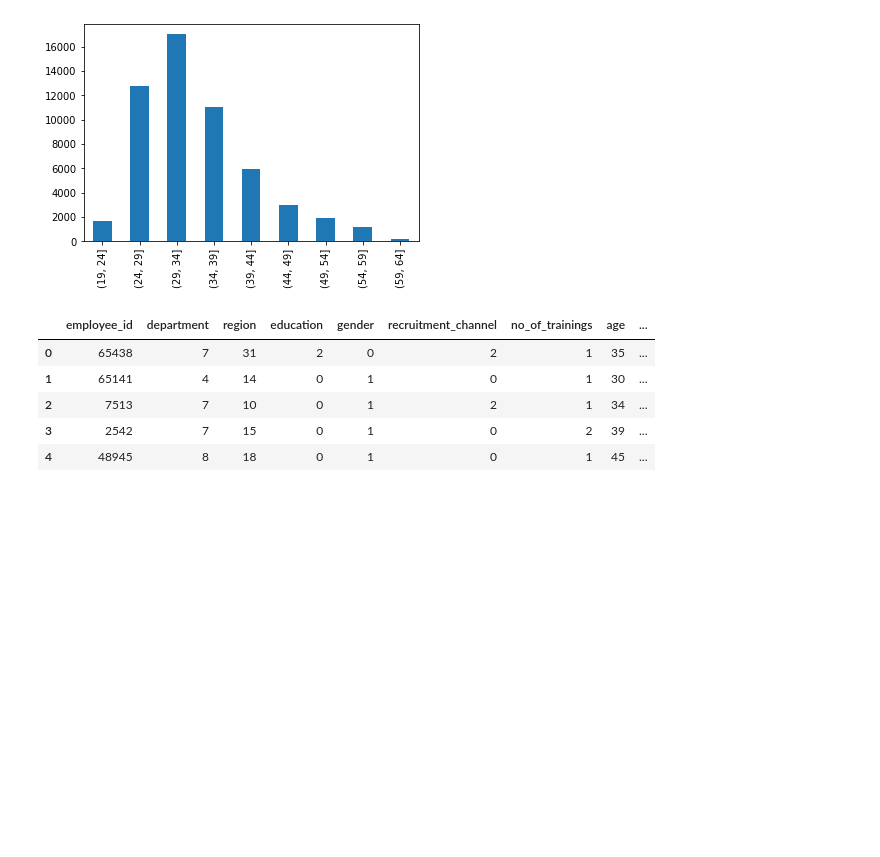
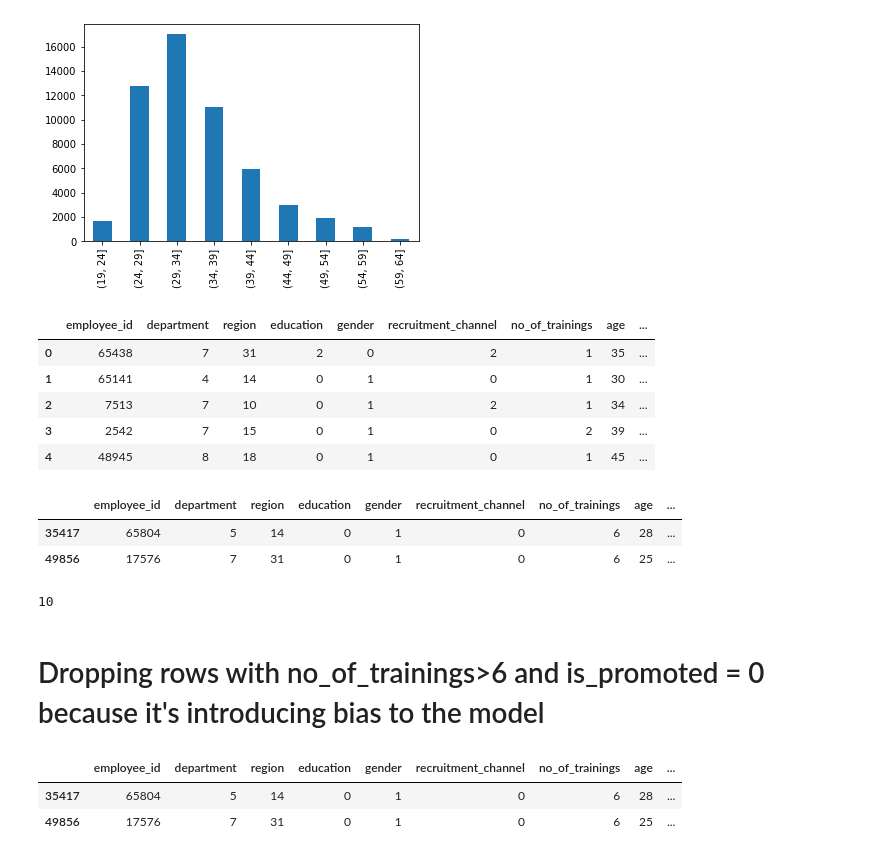
Before and after one commit to PraneethVasarla/HR-Analytics, a Jupyter notebook: HR Analytics.ipynb, the cells around one changed output. Saved outputs shown, nothing was run; the diff lists cells and outputs as text; code cells hidden in the pictures; blank space fills up the shorter version.

Commit message:
Add files via upload
New features created...new model yet to be created

```diff
--- a/HR Analytics.ipynb
+++ b/HR Analytics.ipynb
@@ -965,3 +965,15 @@ train.head()
 | 2 | 7513 | 7 | 10 | 0 | 1 | 2 | 1 | 34 | ... |
 | 3 | 2542 | 7 | 15 | 0 | 1 | 0 | 2 | 39 | ... |
 | 4 | 48945 | 8 | 18 | 0 | 1 | 0 | 1 | 45 | ... |
+# %%
+train[(train['no_of_trainings']>=6) & (train['is_promoted']==1)]
+# %% [output]
+|  | employee_id | department | region | education | gender | recruitment_channel | no_of_trainings | age | ... |
+| 35417 | 65804 | 5 | 14 | 0 | 1 | 0 | 6 | 28 | ... |
+| 49856 | 17576 | 7 | 31 | 0 | 1 | 0 | 6 | 25 | ... |
+# %%
+train['no_of_trainings'].max()
+# %% [output]
+10
+# %% [markdown]
+# Dropping rows with no_of_trainings>6 and is_promoted = 0 because it's introducing bias to the model
@@ -967,0 +982,6 @@ train.head()
+# %%
+train[train['no_of_trainings']>=6]
+# %% [output]
+|  | employee_id | department | region | education | gender | recruitment_channel | no_of_trainings | age | ... |
+| 35417 | 65804 | 5 | 14 | 0 | 1 | 0 | 6 | 28 | ... |
+| 49856 | 17576 | 7 | 31 | 0 | 1 | 0 | 6 | 25 | ... |
```
Also changed, not shown: parts of 19 cells of this notebook.
